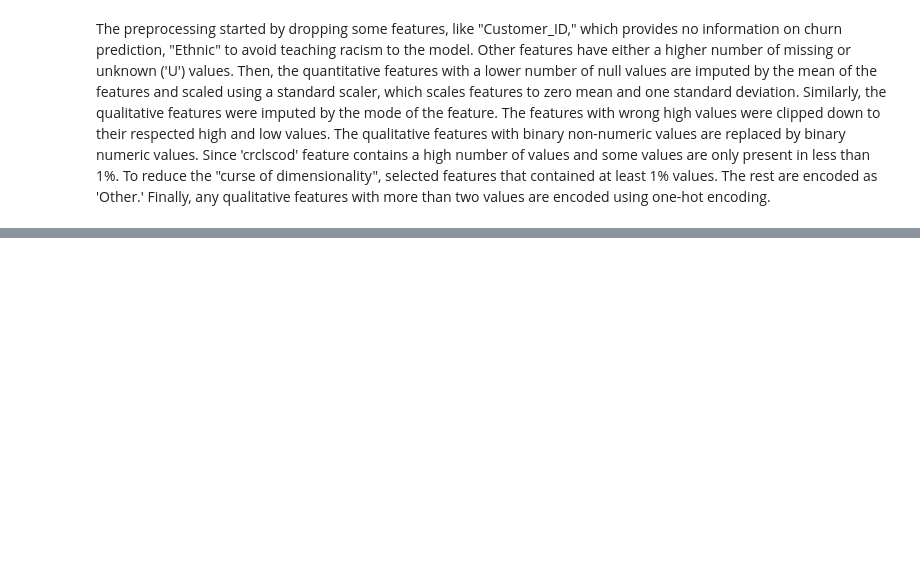
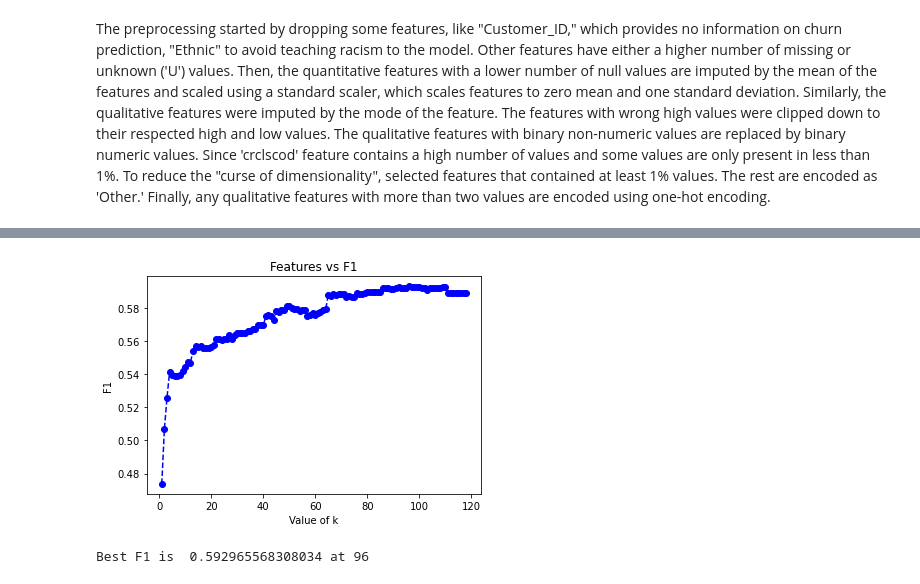
Before and after one commit to ravipatel7003/Customer_Churn, a Jupyter notebook: Churn Prediction.ipynb, the cells around one changed output, grey strips where cells are left out. Cells and saved outputs as stored; diff of their text form; code cells hidden in the pictures; blank space fills up the shorter version.

```diff
--- a/Churn Prediction.ipynb
+++ b/Churn Prediction.ipynb
@@ -550,0 +576,17 @@ The preprocessing started by dropping some features, like "Customer_ID," which p
+# %%
+# calculates the ANOVA scores using training dataset
+anova_scores, _ = f_classif(X_training, y_training)
+
+dic_anova_score = {}
+
+features = X_training.columns.to_list()
+
+for i, score in enumerate(anova_scores):
+  dic_anova_score[features[i]] = score
+
+# sort the relationships descending
+dic_anova_score = sorted(dic_anova_score.items(), key = lambda x : x[1], reverse = True)
+
+display(dic_anova_score)
+
+lst_sel_features = [k for k, v in dic_anova_score]
@@ -550,0 +611,35 @@ The preprocessing started by dropping some features, like "Customer_ID," which p
+# %%
+def plot_loss_vs_k(df, target_feature, features, model, title):
+
+    data = []
+
+    X_train_k, X_test_k, y_train_k, y_test_k = train_test_split(df, target_feature, test_size=0.2, random_state=10 )
+
+    best_f1 = -1
+    best_k = 1
+
+    for k in range(1, len(features)+1):
+        model.fit(X_train_k[features[:k]], y_train_k)
+        y_pred = model.predict(X_test_k[ features[:k] ] )
+
+        f1 = f1_score(y_test_k, y_pred)
+        data.append(f1)
+        (best_f1, best_k) = (f1, k) if best_f1 < f1 else (best_f1, best_k)
+        print("Current features : {0} and F1: {1} \t best features : {2}".format(k, f1, best_k))
+
+    clear_output()
+    plt.title(title)
+    plt.xlabel('Value of k')
+    plt.ylabel('F1')
+    plt.plot(range(1, len(features)+1), data, 'b--o')
+    plt.show()
+
+    print("Best F1 is ", best_f1, "at", best_k)
+
+    return best_k
+
+lr = LogisticRegression(solver='newton-cg', penalty='none' ,random_state=42)
+k = plot_loss_vs_k(X_training, y_training, lst_sel_features, lr, "Features vs F1")
+# %% [output]
+[figure, added]
+Best F1 is  0.592965568308034 at 96
```
Also changed, not shown: parts of 8 cells of this notebook.
